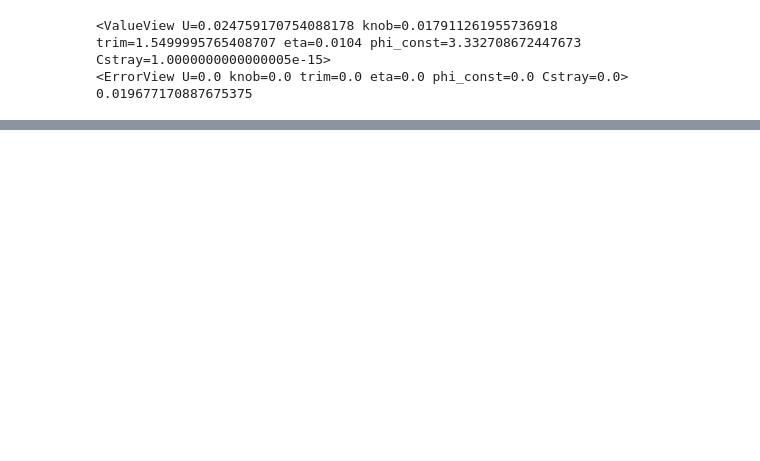
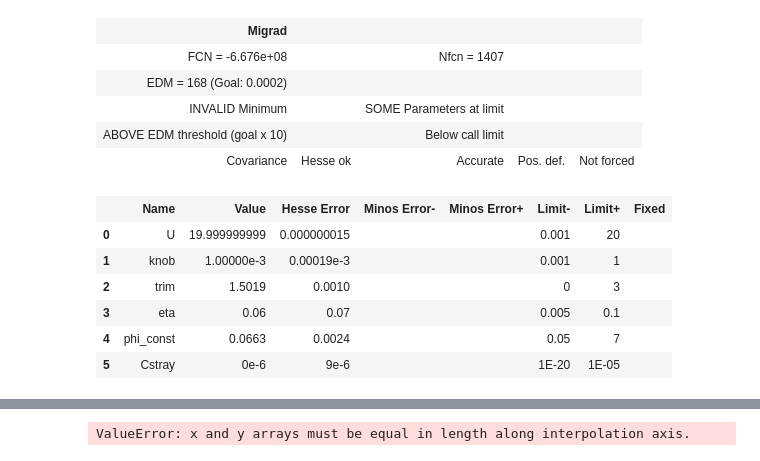
Before and after one commit to uva-spin/ANN-NMR, a Jupyter notebook: Q-Meter_Minuit_Fitting/Minuit Fitting.ipynb, the cells around one changed output, grey strips where cells are left out. Saved outputs shown, nothing was run; the diff lists cells and outputs as text; code cells hidden in the pictures; blank space fills up the shorter version.

```diff
--- a/Q-Meter_Minuit_Fitting/Minuit Fitting.ipynb
+++ b/Q-Meter_Minuit_Fitting/Minuit Fitting.ipynb
@@ -289,19 +341,30 @@ chi_squared(U = 0.1, knob= .126,trim= 1.5,eta= 0.0104,phi_const= 6.1319,Cstray=
 # %%
-fit = Minuit(chi_squared,U = 0.1, knob= .126,trim= 1.5,eta= 0.0104,phi_const= 6.1319,Cstray= 10**(-15))
+fit = Minuit(chi_squared,U = 0.1, knob= .91,trim= 1.5,eta= 0.0104,phi_const= 6.1319,Cstray= 10**(-15))
 
-fit.limits['U'] = (0,1)
-fit.limits['knob'] = (.01,1)
+fit.limits['U'] = (0.001,20)
+fit.limits['knob'] = (.001,1)
 fit.limits['trim'] = (0,3)
-fit.limits['eta'] = (0,.1)
-fit.limits['phi_const'] = (2,7)
-fit.limits['Cstray'] = (10**(-16), 10**(-14))
+fit.limits['eta'] = (0.005,.1)
+fit.limits['phi_const'] = (.05,7)
+fit.limits['Cstray'] = (10**(-20), 10**(-5))
 
 fit.migrad()
+# print(np.array(fit.values))
+# print(np.array(fit.errors))
 fit.hesse()
-print(fit.values) # to print the fit result
-print(fit.errors)  # to print the fit parameters' errors
-print(fit.fval) # to print the minimized value
+# print(np.array(fit.values))
+# print(np.array(fit.errors))
 # %% [output]
-<ValueView U=0.024759170754088178 knob=0.017911261955736918 trim=1.5499995765408707 eta=0.0104 phi_const=3.332708672447673 Cstray=1.0000000000000005e-15>
-<ErrorView U=0.0 knob=0.0 trim=0.0 eta=0.0 phi_const=0.0 Cstray=0.0>
-0.019677170887675375
+| Migrad |  |  |  |  |
+| FCN = -6.676e+08 |  | Nfcn = 1407 |  |  |
+| EDM = 168 (Goal: 0.0002) |  |  |  |  |
+| INVALID Minimum |  | SOME Parameters at limit |  |  |
+| ABOVE EDM threshold (goal x 10) |  | Below call limit |  |  |
+| Covariance | Hesse ok | Accurate | Pos. def. | Not forced |
+|  | Name | Value | Hesse Error | Minos Error- | Minos Error+ | Limit- | Limit+ | Fixed |
+| 0 | U | 19.999999999 | 0.000000015 |  |  | 0.001 | 20 |  |
+| 1 | knob | 1.00000e-3 | 0.00019e-3 |  |  | 0.001 | 1 |  |
+| 2 | trim | 1.5019 | 0.0010 |  |  | 0 | 3 |  |
+| 3 | eta | 0.06 | 0.07 |  |  | 0.005 | 0.1 |  |
+| 4 | phi_const | 0.0663 | 0.0024 |  |  | 0.05 | 7 |  |
+| 5 | Cstray | 0e-6 | 9e-6 |  |  | 1E-20 | 1E-05 |  |
@@ -307,0 +392,15 @@ print(fit.fval) # to print the minimized value
+# %%
+fit = Minuit(chi_squared_lineshape,P = df['pol'][6],U = 0.7, knob= .016,trim= 1.5,eta= 0.0104,phi_const= 6.1319,Cstray= 10**(-15))
+
+fit.fixed['P'] = True
+fit.limits['U'] = (0.001,1)
+fit.limits['knob'] = (.01,1)
+fit.limits['trim'] = (0,3)
+fit.limits['eta'] = (0,.1)
+fit.limits['phi_const'] = (0,2*np.pi)
+fit.limits['Cstray'] = (10**(-16), 10**(-14))
+
+fit.migrad()
+fit.hesse()
+# %% [output]
+ValueError: x and y arrays must be equal in length along interpolation axis.
```
Also changed, not shown: parts of 10 cells of this notebook, 3 other files.
